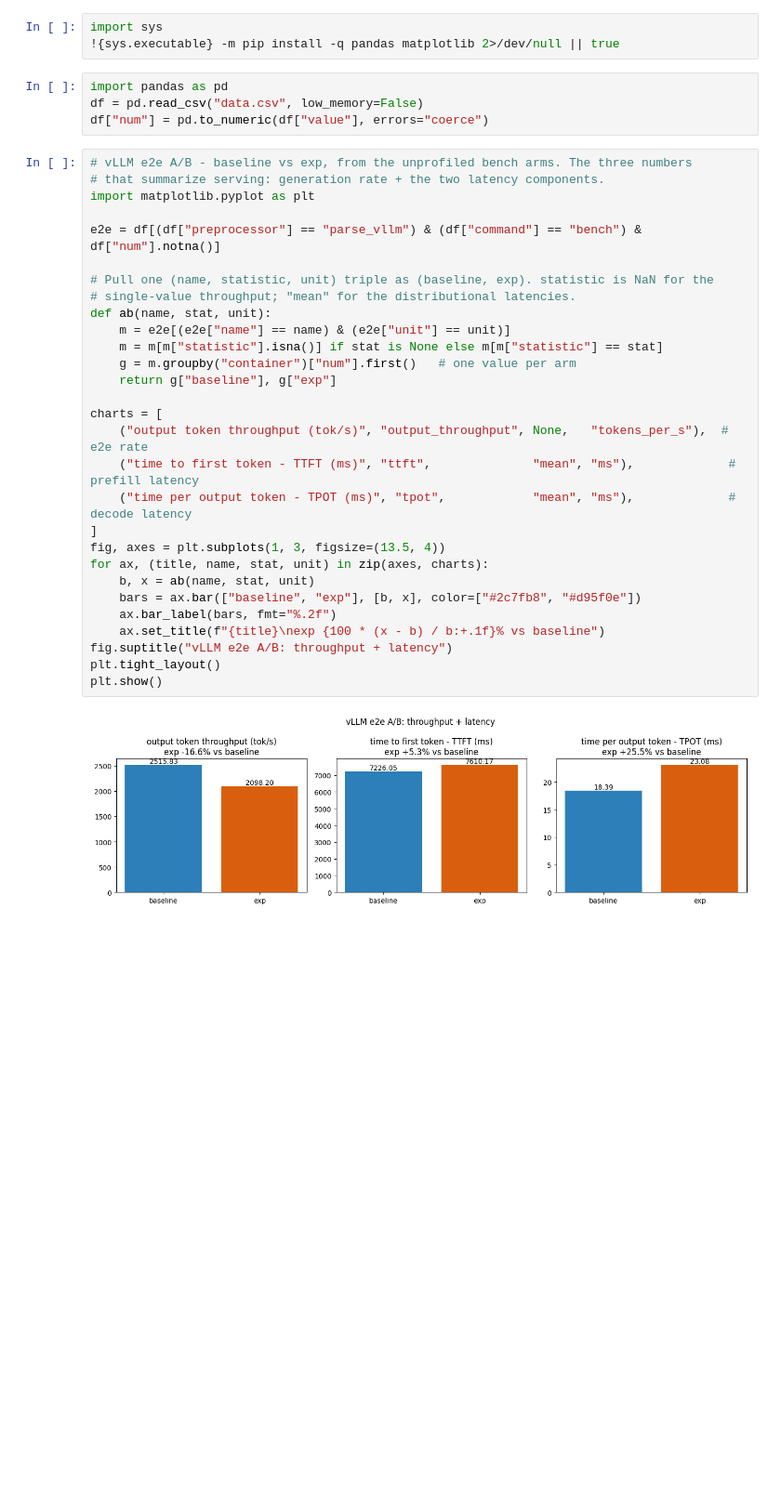
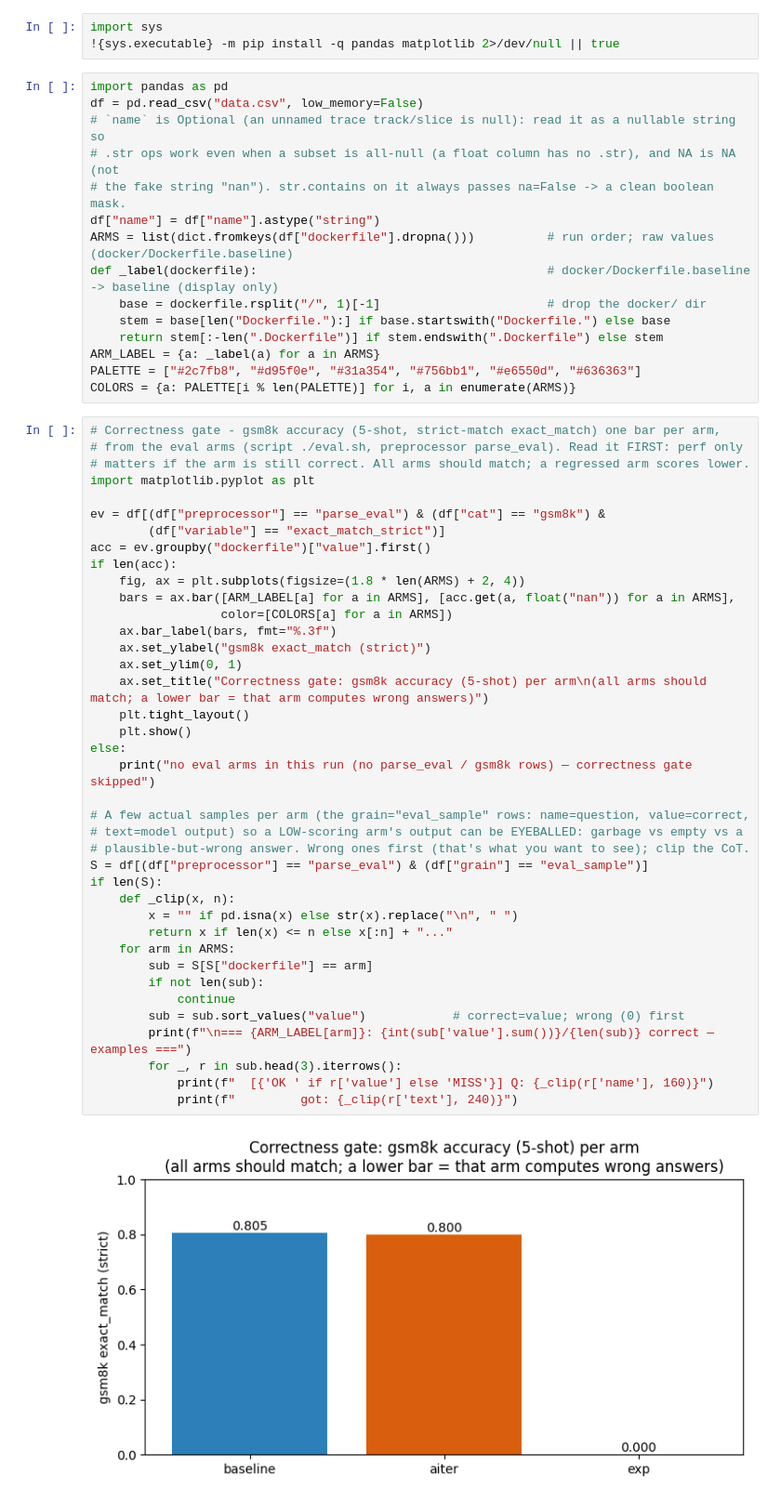
Before and after one commit to ROCm/iris, a Jupyter notebook: benchmark/llama70b/report.ipynb, the cells around one changed output. Shown at 93% size. Cells and saved outputs as stored; diff of their text form; blank space fills up the shorter version.

```diff
--- a/benchmark/llama70b/report.ipynb
+++ b/benchmark/llama70b/report.ipynb
@@ -4,35 +4,56 @@ import sys
 # %%
 import pandas as pd
 df = pd.read_csv("data.csv", low_memory=False)
-df["num"] = pd.to_numeric(df["value"], errors="coerce")
+# `name` is Optional (an unnamed trace track/slice is null): read it as a nullable string so
+# .str ops work even when a subset is all-null (a float column has no .str), and NA is NA (not
+# the fake string "nan"). str.contains on it always passes na=False -> a clean boolean mask.
+df["name"] = df["name"].astype("string")
+ARMS = list(dict.fromkeys(df["dockerfile"].dropna()))          # run order; raw values (docker/Dockerfile.baseline)
+def _label(dockerfile):                                        # docker/Dockerfile.baseline -> baseline (display only)
+    base = dockerfile.rsplit("/", 1)[-1]                       # drop the docker/ dir
+    stem = base[len("Dockerfile."):] if base.startswith("Dockerfile.") else base
+    return stem[:-len(".Dockerfile")] if stem.endswith(".Dockerfile") else stem
+ARM_LABEL = {a: _label(a) for a in ARMS}
+PALETTE = ["#2c7fb8", "#d95f0e", "#31a354", "#756bb1", "#e6550d", "#636363"]
+COLORS = {a: PALETTE[i % len(PALETTE)] for i, a in enumerate(ARMS)}
 # %%
-# vLLM e2e A/B - baseline vs exp, from the unprofiled bench arms. The three numbers
-# that summarize serving: generation rate + the two latency components.
+# Correctness gate - gsm8k accuracy (5-shot, strict-match exact_match) one bar per arm,
+# from the eval arms (script ./eval.sh, preprocessor parse_eval). Read it FIRST: perf only
+# matters if the arm is still correct. All arms should match; a regressed arm scores lower.
 import matplotlib.pyplot as plt
 
-e2e = df[(df["preprocessor"] == "parse_vllm") & (df["command"] == "bench") & df["num"].notna()]
+ev = df[(df["preprocessor"] == "parse_eval") & (df["cat"] == "gsm8k") &
+        (df["variable"] == "exact_match_strict")]
+acc = ev.groupby("dockerfile")["value"].first()
+if len(acc):
+    fig, ax = plt.subplots(figsize=(1.8 * len(ARMS) + 2, 4))
+    bars = ax.bar([ARM_LABEL[a] for a in ARMS], [acc.get(a, float("nan")) for a in ARMS],
+                  color=[COLORS[a] for a in ARMS])
+    ax.bar_label(bars, fmt="%.3f")
+    ax.set_ylabel("gsm8k exact_match (strict)")
+    ax.set_ylim(0, 1)
+    ax.set_title("Correctness gate: gsm8k accuracy (5-shot) per arm\n(all arms should match; a lower bar = that arm computes wrong answers)")
+    plt.tight_layout()
+    plt.show()
+else:
+    print("no eval arms in this run (no parse_eval / gsm8k rows) — correctness gate skipped")
 
-# Pull one (name, statistic, unit) triple as (baseline, exp). statistic is NaN for the
-# single-value throughput; "mean" for the distributional latencies.
-def ab(name, stat, unit):
-    m = e2e[(e2e["name"] == name) & (e2e["unit"] == unit)]
-    m = m[m["statistic"].isna()] if stat is None else m[m["statistic"] == stat]
-    g = m.groupby("container")["num"].first()   # one value per arm
-    return g["baseline"], g["exp"]
-
-charts = [
-    ("output token throughput (tok/s)", "output_throughput", None,   "tokens_per_s"),  # e2e rate
-    ("time to first token - TTFT (ms)", "ttft",              "mean", "ms"),             # prefill latency
-    ("time per output token - TPOT (ms)", "tpot",            "mean", "ms"),             # decode latency
-]
-fig, axes = plt.subplots(1, 3, figsize=(13.5, 4))
-for ax, (title, name, stat, unit) in zip(axes, charts):
-    b, x = ab(name, stat, unit)
-    bars = ax.bar(["baseline", "exp"], [b, x], color=["#2c7fb8", "#d95f0e"])
-    ax.bar_label(bars, fmt="%.2f")
-    ax.set_title(f"{title}\nexp {100 * (x - b) / b:+.1f}% vs baseline")
-fig.suptitle("vLLM e2e A/B: throughput + latency")
-plt.tight_layout()
-plt.show()
+# A few actual samples per arm (the grain="eval_sample" rows: name=question, value=correct,
+# text=model output) so a LOW-scoring arm's output can be EYEBALLED: garbage vs empty vs a
+# plausible-but-wrong answer. Wrong ones first (that's what you want to see); clip the CoT.
+S = df[(df["preprocessor"] == "parse_eval") & (df["grain"] == "eval_sample")]
+if len(S):
+    def _clip(x, n):
+        x = "" if pd.isna(x) else str(x).replace("\n", " ")
+        return x if len(x) <= n else x[:n] + "..."
+    for arm in ARMS:
+        sub = S[S["dockerfile"] == arm]
+        if not len(sub):
+            continue
+        sub = sub.sort_values("value")            # correct=value; wrong (0) first
+        print(f"\n=== {ARM_LABEL[arm]}: {int(sub['value'].sum())}/{len(sub)} correct — examples ===")
+        for _, r in sub.head(3).iterrows():
+            print(f"  [{'OK ' if r['value'] else 'MISS'}] Q: {_clip(r['name'], 160)}")
+            print(f"         got: {_clip(r['text'], 240)}")
 # %% [output]
-[figure, old version]
+[figure, new version]
```
Also changed, not shown: parts of 8 cells of this notebook, 19 other files.
